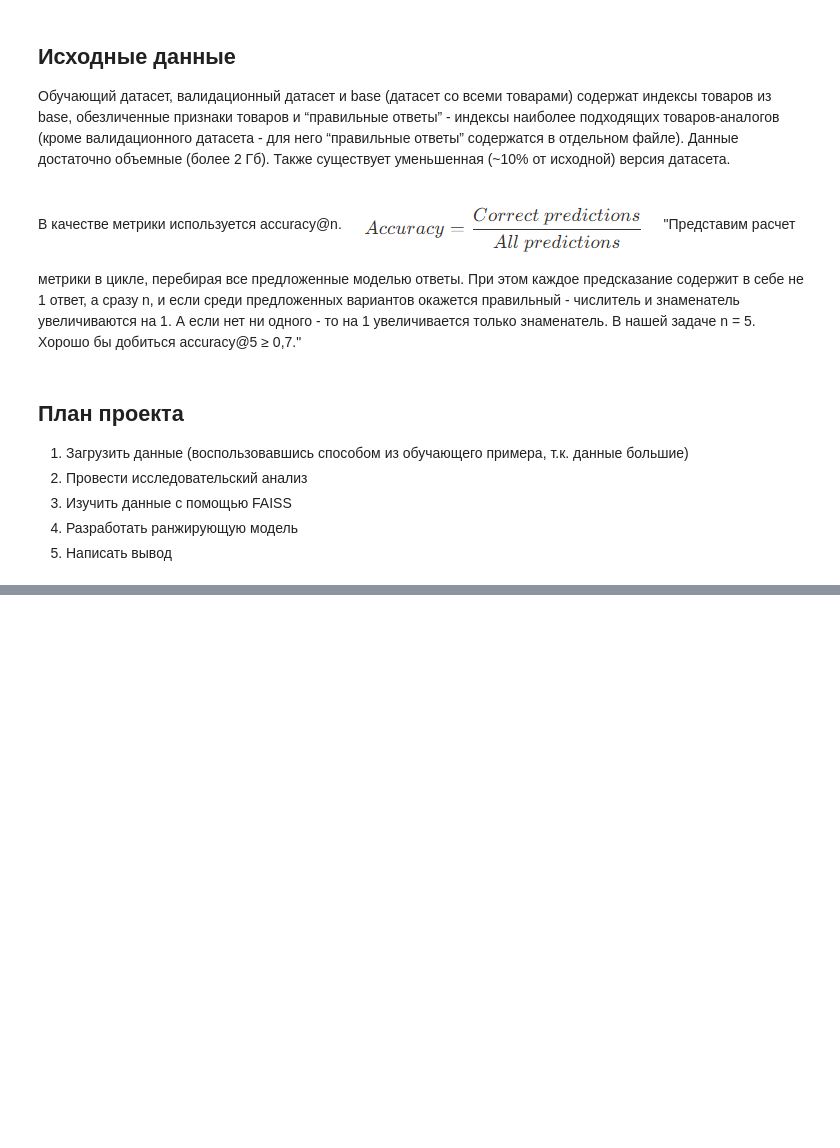
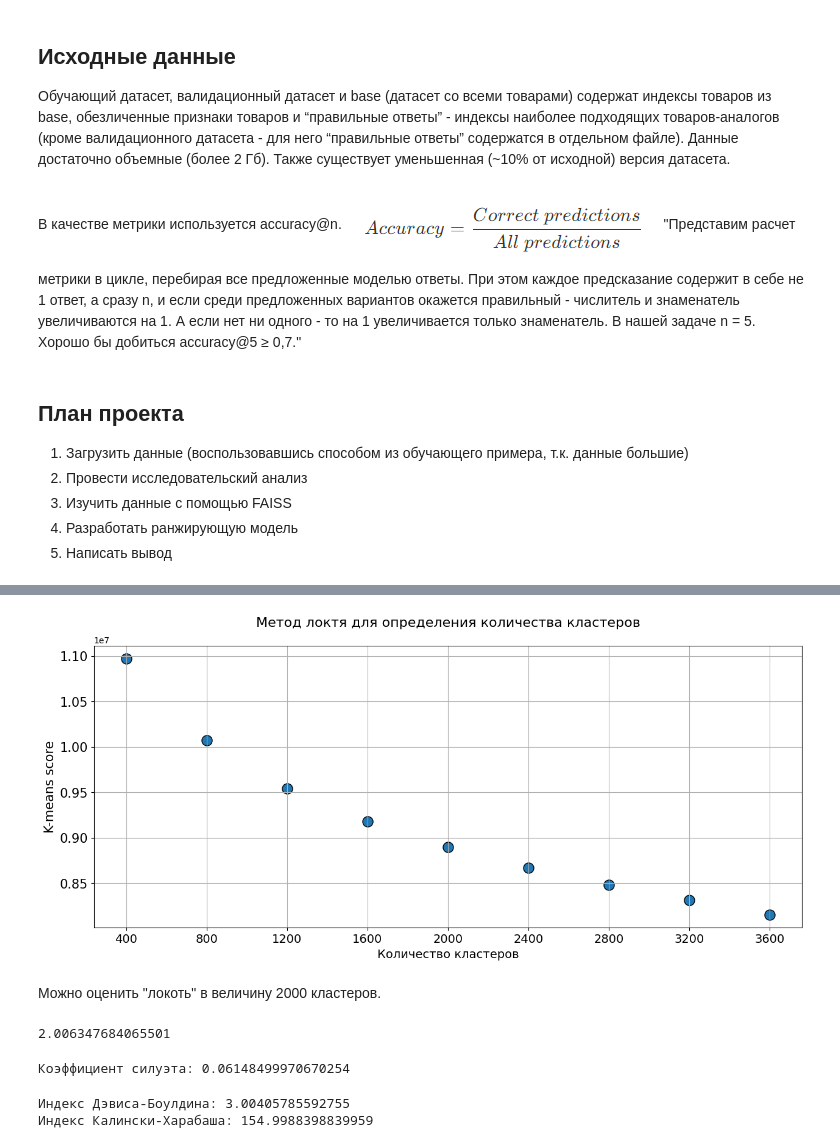
Before and after one commit to BelkaBoguto/PJ_13, a Jupyter notebook: boguto_masterskaya2.ipynb, the cells around one changed output, grey strips where cells are left out. Cells and saved outputs as stored; diff of their text form; code cells hidden in the pictures; blank space fills up the shorter version.

```diff
--- a/boguto_masterskaya2.ipynb
+++ b/boguto_masterskaya2.ipynb
@@ -27,0 +450,7 @@ e-mail: slush1ster@gmail.com
+# %%
+train_large = df_train_large.drop(columns=['21', '25', '59', '65', '70'])
+validation_large = df_validation_large.drop(columns=['21', '25', '59', '65', '70'])
+
+base_small = df_base_small.drop(columns=['21', '25', '59', '65', '70'])
+train_small = df_train_small.drop(columns=['21', '25', '59', '65', '70'])
+validation_small = df_validation_small.drop(columns=['21', '25', '59', '65', '70'])
@@ -27,0 +505,14 @@ e-mail: slush1ster@gmail.com
+# %%
+# скалирум наши данные, это важно для модели k-means
+
+scaler = StandardScaler()
+
+scaled_base_small = scaler.fit_transform(base_small)
+# %%
+km_scores= []
+for i in range(400, 4000, 400):
+    km = KMeans(init="k-means++", n_clusters=i, random_state=0).fit(scaled_base_small)
+    preds = km.predict(scaled_base_small)
+
+    print("Score for number of cluster(s) {}: {}".format(i,km.score(scaled_base_small)))
+    km_scores.append(-km.score(scaled_base_small))
@@ -27,0 +529,25 @@ e-mail: slush1ster@gmail.com
+# %%
+plt.figure(figsize=(15,6))
+plt.title("Метод локтя для определения количества кластеров\n",fontsize=16)
+plt.scatter(x=[i for i in range(400, 4000, 400)],y=km_scores,s=150,edgecolor='k')
+plt.grid(True)
+plt.xlabel("Количество кластеров",fontsize=14)
+plt.ylabel("K-means score",fontsize=15)
+plt.xticks([i for i in range(400, 4000, 400)],fontsize=14)
+plt.yticks(fontsize=15)
+plt.show()
+# %% [output]
+[figure, added]
+# %% [markdown]
+Можно оценить "локоть" в величину 2000 кластеров.
+# %%
+# инициализиуем лучшую модель k-means
+
+k_means = KMeans(init="k-means++", n_clusters=2000, random_state=0)
+start0 = time()
+k_means.fit(scaled_base_small)
+end0 = time()
+t_k_means = (end0 - start0) / 60
+t_k_means
+# %% [output]
+2.006347684065501
@@ -27,0 +558,16 @@ e-mail: slush1ster@gmail.com
+# %%
+# рассчитаем коэффициент силуэта
+
+sil_km = metrics.silhouette_score(scaled_base_small, labels_km, metric='euclidean')
+print("Коэффициент силуэта:", sil_km)
+# %% [output]
+Коэффициент силуэта: 0.06148499970670254
+# %%
+db_km = metrics.davies_bouldin_score(scaled_base_small, labels_km)
+print("Индекс Дэвиса-Боулдина:", db_km)
+
+ch_km = metrics.calinski_harabasz_score(scaled_base_small, labels_km)
+print("Индекс Калински-Харабаша:", ch_km)
+# %% [output]
+Индекс Дэвиса-Боулдина: 3.00405785592755
+Индекс Калински-Харабаша: 154.9988398839959
```
Also changed, not shown: parts of 85 cells of this notebook.
